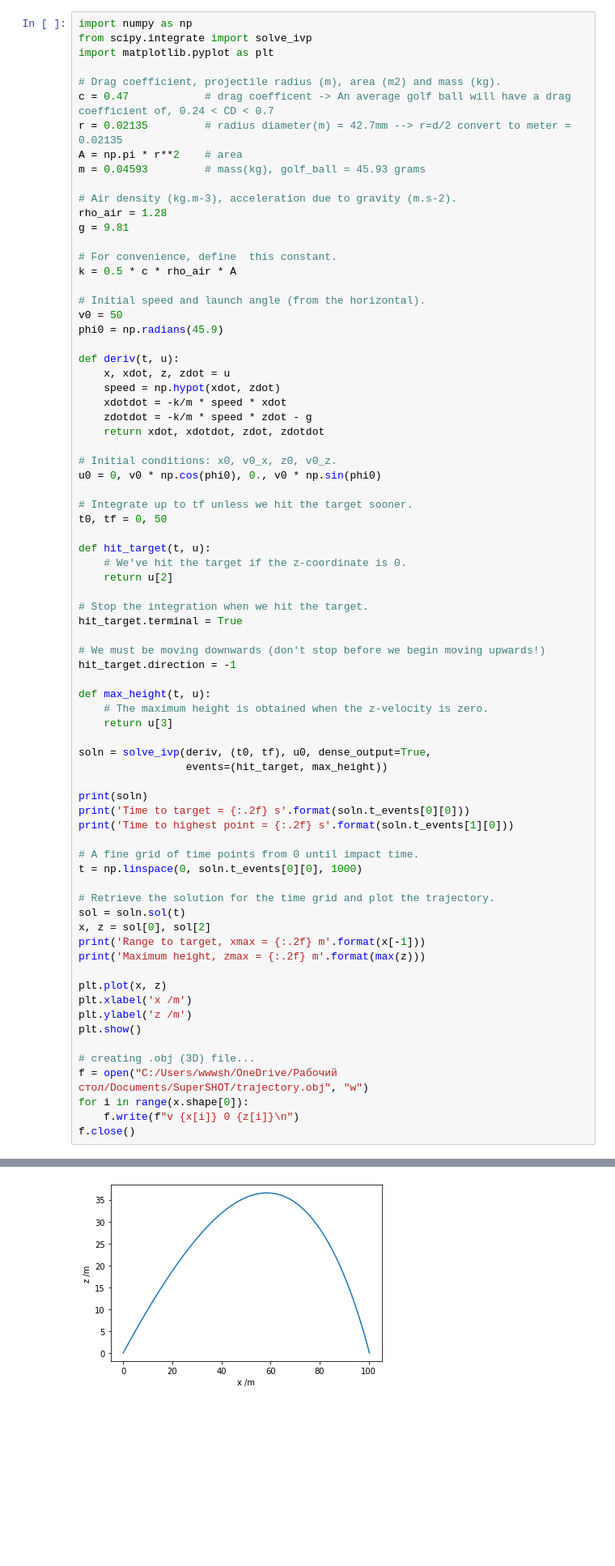
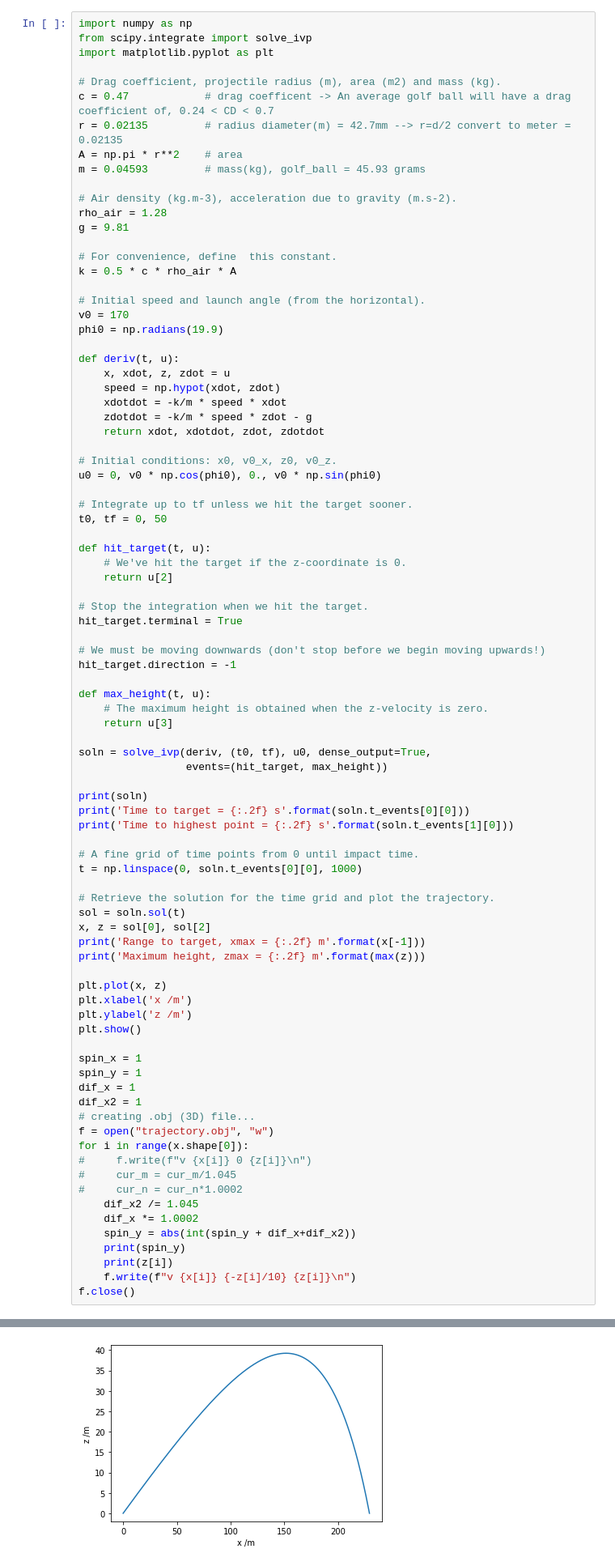
Before and after one commit to jakhon37/3dRotation, a Jupyter notebook: v_python_3drotation_drawonvideo.ipynb, the cells around one changed output, grey strips where cells are left out. Shown: that part at 81% size. Cells and saved outputs as stored; diff of their text form; blank space fills up the shorter version.

```diff
--- a/v_python_3drotation_drawonvideo.ipynb
+++ b/v_python_3drotation_drawonvideo.ipynb
@@ -1302,8 +1302,8 @@ g = 9.81
 k = 0.5 * c * rho_air * A
 
 # Initial speed and launch angle (from the horizontal).
-v0 = 50
-phi0 = np.radians(45.9)
+v0 = 170
+phi0 = np.radians(19.9)
 
 def deriv(t, u):
     x, xdot, z, zdot = u
@@ -1353,10 +1353,22 @@ plt.xlabel('x /m')
 plt.ylabel('z /m')
 plt.show()
 
+spin_x = 1
+spin_y = 1
+dif_x = 1
+dif_x2 = 1
 # creating .obj (3D) file...
-f = open("C:/Users/wwwsh/OneDrive/Рабочий стол/Documents/SuperSHOT/trajectory.obj", "w")
+f = open("trajectory.obj", "w")
 for i in range(x.shape[0]):
-    f.write(f"v {x[i]} 0 {z[i]}\n")
+#     f.write(f"v {x[i]} 0 {z[i]}\n")
+#     cur_m = cur_m/1.045
+#     cur_n = cur_n*1.0002
+    dif_x2 /= 1.045
+    dif_x *= 1.0002
+    spin_y = abs(int(spin_y + dif_x+dif_x2))
+    print(spin_y)
+    print(z[i])
+    f.write(f"v {x[i]} {-z[i]/10} {z[i]}\n")
 f.close()
 # %% [output]
   message: 'A termination event occurred.'
@@ -1379 +1391 @@ Maximum height, zmax = 36.55 m
-[figure, old version]
+[figure, new version]
```
Also changed, not shown: parts of 2 cells of this notebook, 3 other files.
